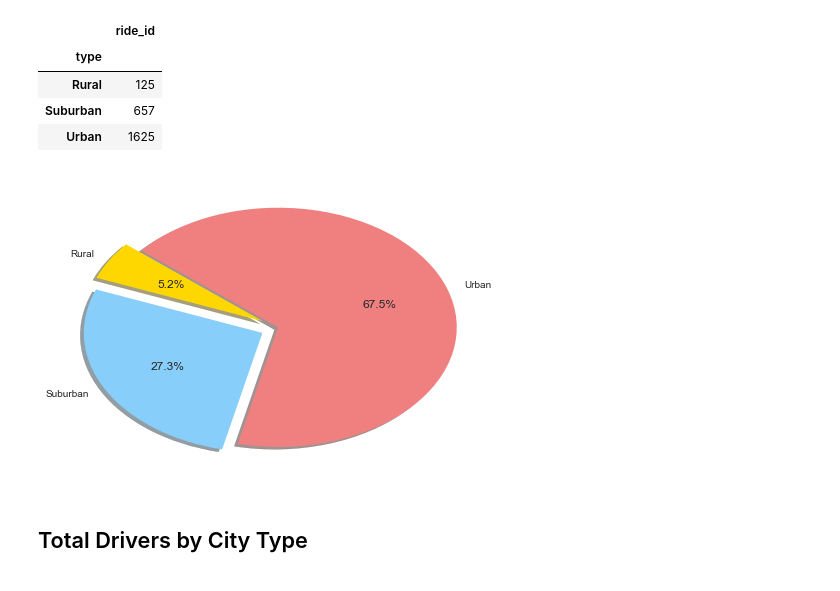
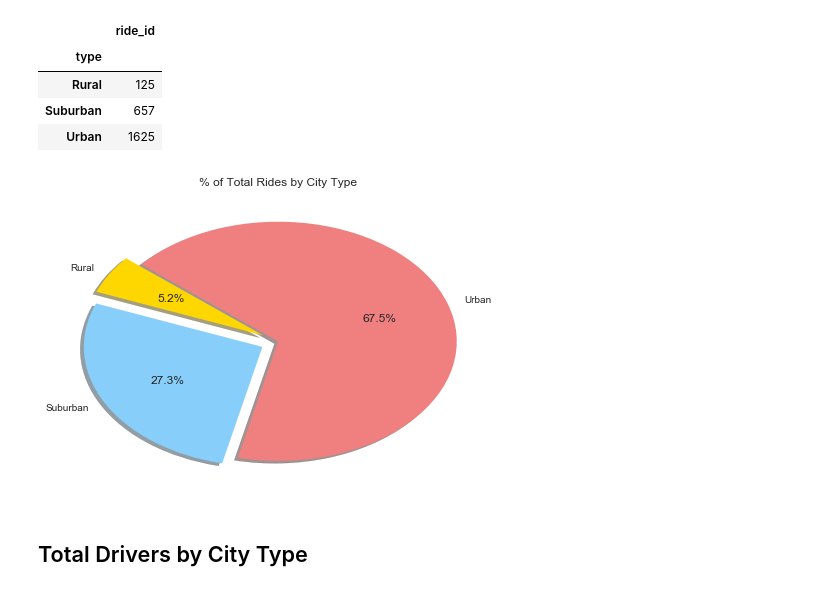
Before and after one commit to lizleano/Pyber, a Jupyter notebook: Pyber Ride Sharing.ipynb, the cells around one changed output. Saved outputs shown, nothing was run; the diff lists cells and outputs as text; code cells hidden in the pictures.

```diff
--- a/Pyber Ride Sharing.ipynb
+++ b/Pyber Ride Sharing.ipynb
@@ -134,15 +136,16 @@ rides_df
 # %%
 # Data to plot
 labels = rides_df.index.tolist()
 explode = (0.1, 0.1, 0)  # explode 1st slice
 
 # # Plot
 plt.pie(rides_df['ride_id'], explode=explode, labels=labels, colors=colors,
         autopct='%1.1f%%', shadow=True, startangle=140)
 
+plt.title("% of Total Rides by City Type")
 plt.show()
 # %% [output]
-[figure, old version]
+[figure, new version]
 # %% [markdown]
 ## Total Drivers by City Type
 # %%
```
Also changed, not shown: parts of 2 cells of this notebook, 2 other files.
